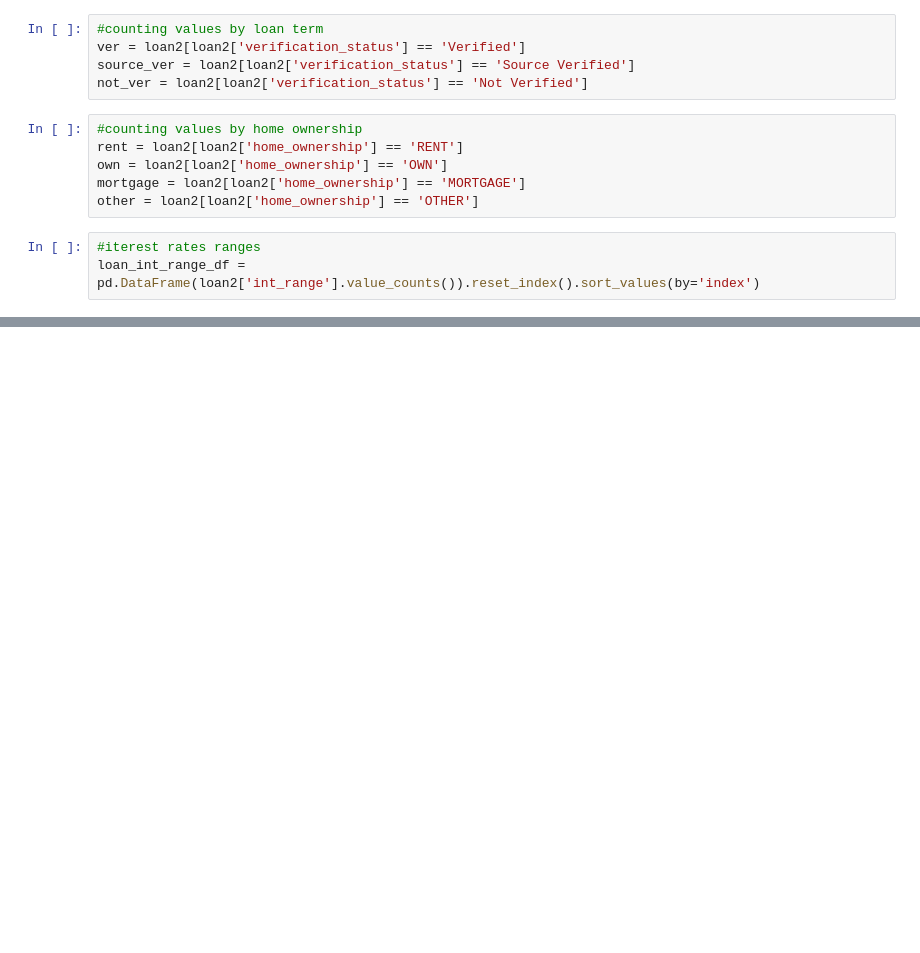
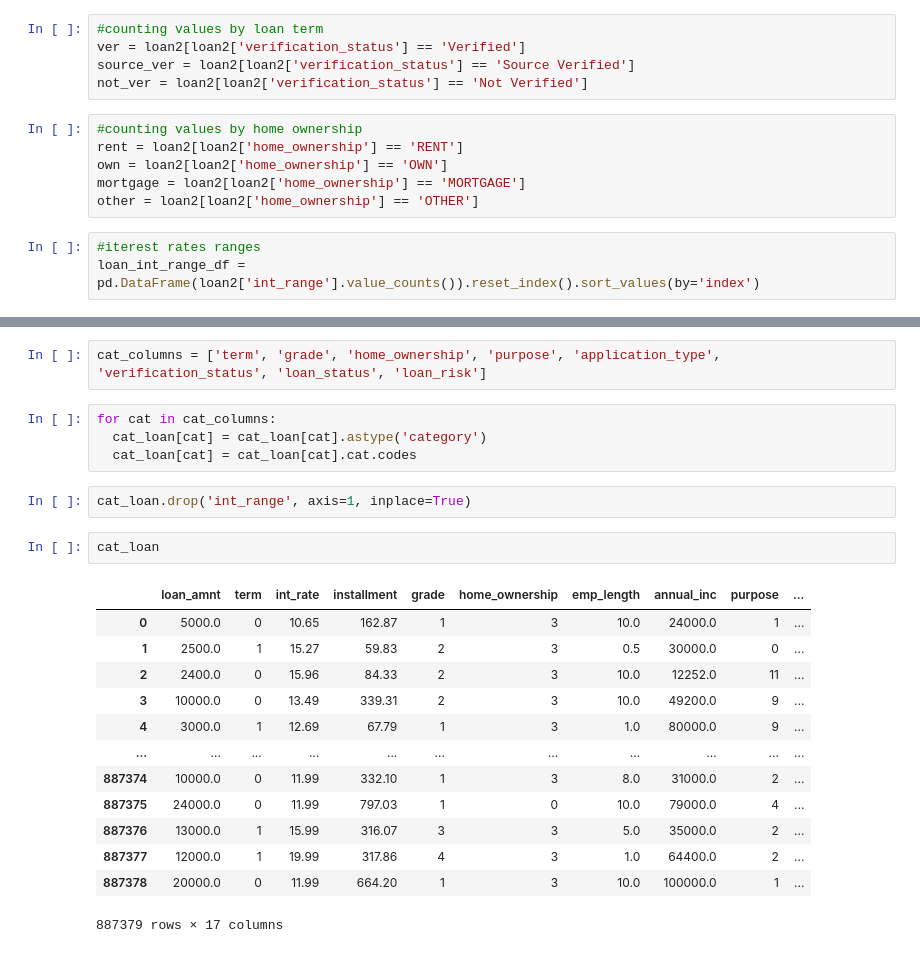
Before and after one commit to KamilShape/credit_risk_analysis, a Jupyter notebook: credit_risk_analysis.ipynb, the cells around one changed output, grey strips where cells are left out. Cells and saved outputs as stored; diff of their text form; blank space fills up the shorter version.

```diff
--- a/credit_risk_analysis.ipynb
+++ b/credit_risk_analysis.ipynb
@@ -246,0 +297,24 @@ add_text(ax[1,1], X_axis, rent['loan_risk'].value_counts().values, -4000, 0)
+# %%
+cat_columns = ['term', 'grade', 'home_ownership', 'purpose', 'application_type', 'verification_status', 'loan_status', 'loan_risk']
+# %%
+for cat in cat_columns:
+  cat_loan[cat] = cat_loan[cat].astype('category')
+  cat_loan[cat] = cat_loan[cat].cat.codes
+# %%
+cat_loan.drop('int_range', axis=1, inplace=True)
+# %%
+cat_loan
+# %% [output]
+|  | loan_amnt | term | int_rate | installment | grade | home_ownership | emp_length | annual_inc | purpose | ... |
+| 0 | 5000.0 | 0 | 10.65 | 162.87 | 1 | 3 | 10.0 | 24000.0 | 1 | ... |
+| 1 | 2500.0 | 1 | 15.27 | 59.83 | 2 | 3 | 0.5 | 30000.0 | 0 | ... |
+| 2 | 2400.0 | 0 | 15.96 | 84.33 | 2 | 3 | 10.0 | 12252.0 | 11 | ... |
+| 3 | 10000.0 | 0 | 13.49 | 339.31 | 2 | 3 | 10.0 | 49200.0 | 9 | ... |
+| 4 | 3000.0 | 1 | 12.69 | 67.79 | 1 | 3 | 1.0 | 80000.0 | 9 | ... |
+| ... | ... | ... | ... | ... | ... | ... | ... | ... | ... | ... |
+| 887374 | 10000.0 | 0 | 11.99 | 332.10 | 1 | 3 | 8.0 | 31000.0 | 2 | ... |
+| 887375 | 24000.0 | 0 | 11.99 | 797.03 | 1 | 0 | 10.0 | 79000.0 | 4 | ... |
+| 887376 | 13000.0 | 1 | 15.99 | 316.07 | 3 | 3 | 5.0 | 35000.0 | 2 | ... |
+| 887377 | 12000.0 | 1 | 19.99 | 317.86 | 4 | 3 | 1.0 | 64400.0 | 2 | ... |
+| 887378 | 20000.0 | 0 | 11.99 | 664.20 | 1 | 3 | 10.0 | 100000.0 | 1 | ... |
+887379 rows × 17 columns
```
Also changed, not shown: parts of 9 cells of this notebook.
